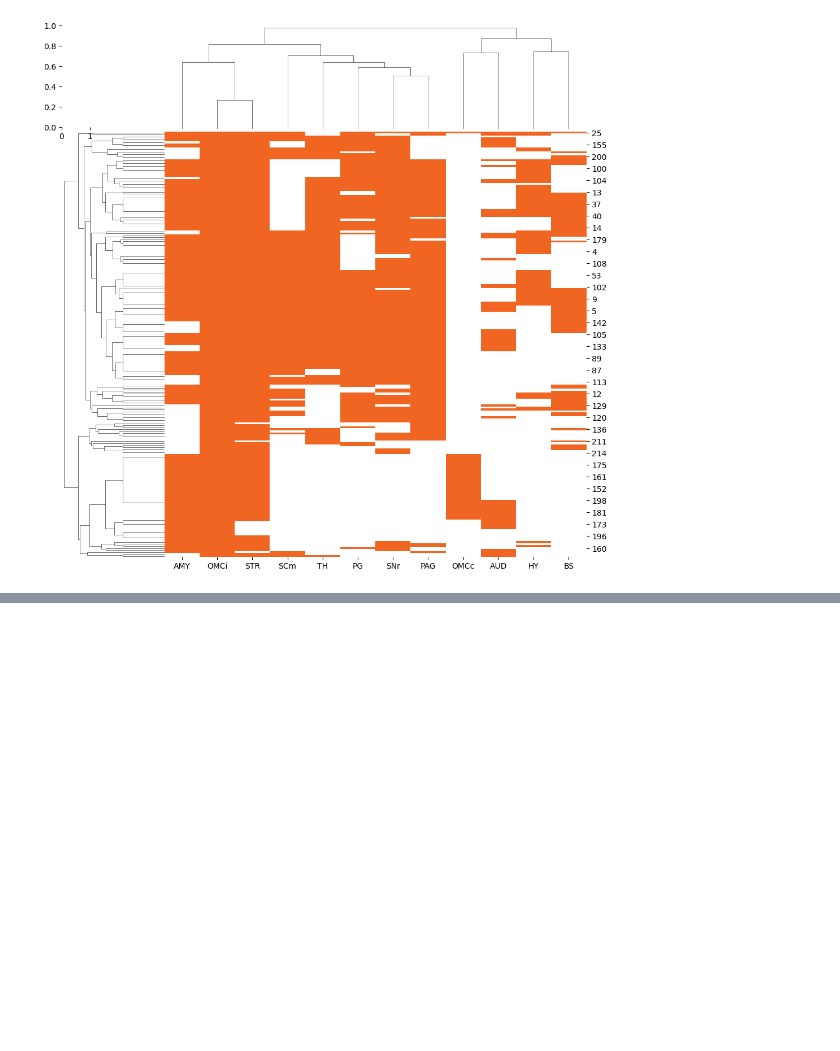
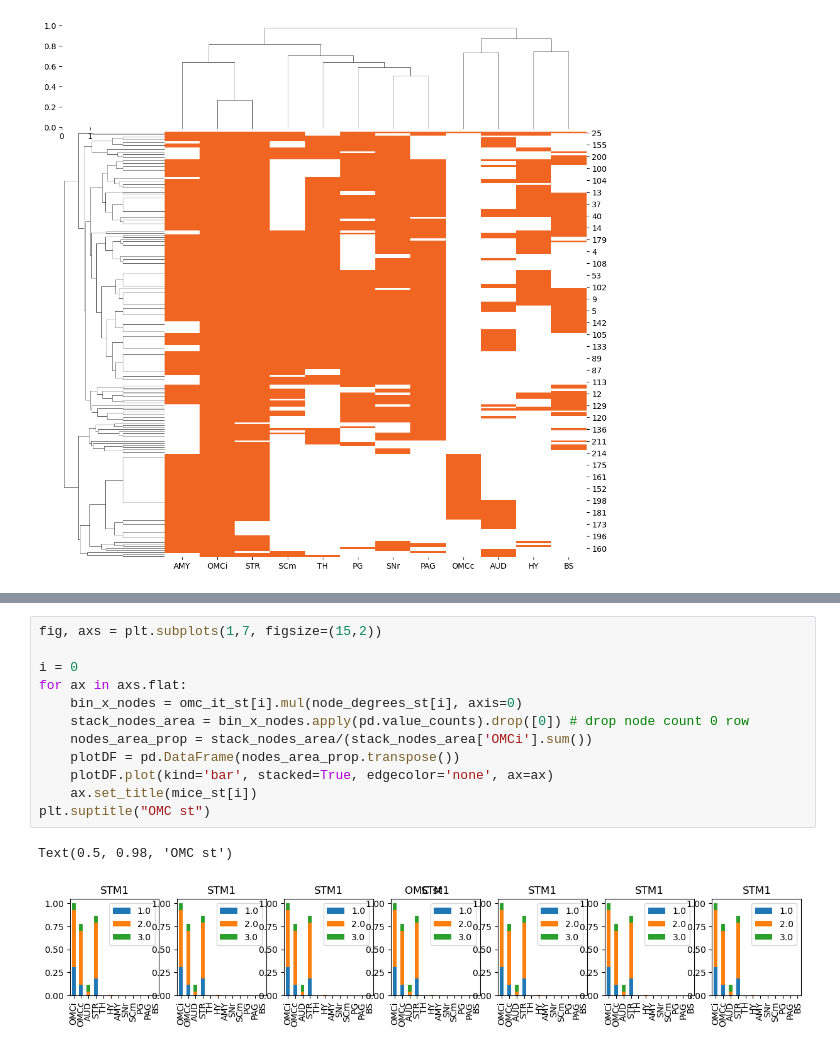
Before and after one commit to eisko/MAPseq_analysis, a Jupyter notebook: M194_M220_single_cell.ipynb, the cells around one changed output, grey strips where cells are left out. Saved outputs shown, nothing was run; the diff lists cells and outputs as text; blank space fills up the shorter version.

```diff
--- a/M194_M220_single_cell.ipynb
+++ b/M194_M220_single_cell.ipynb
@@ -264,0 +313,15 @@ for i in range(len(omc_it_st)):
+# %%
+fig, axs = plt.subplots(1,7, figsize=(15,2))
+
+i = 0
+for ax in axs.flat:
+    bin_x_nodes = omc_it_st[i].mul(node_degrees_st[i], axis=0)
+    stack_nodes_area = bin_x_nodes.apply(pd.value_counts).drop([0]) # drop node count 0 row
+    nodes_area_prop = stack_nodes_area/(stack_nodes_area['OMCi'].sum())
+    plotDF = pd.DataFrame(nodes_area_prop.transpose())
+    plotDF.plot(kind='bar', stacked=True, edgecolor='none', ax=ax)
+    ax.set_title(mice_st[i])
+plt.suptitle("OMC st")
+# %% [output]
+Text(0.5, 0.98, 'OMC st')
+[figure, added]
```
Also changed, not shown: parts of 10 cells of this notebook, 1 other file.
